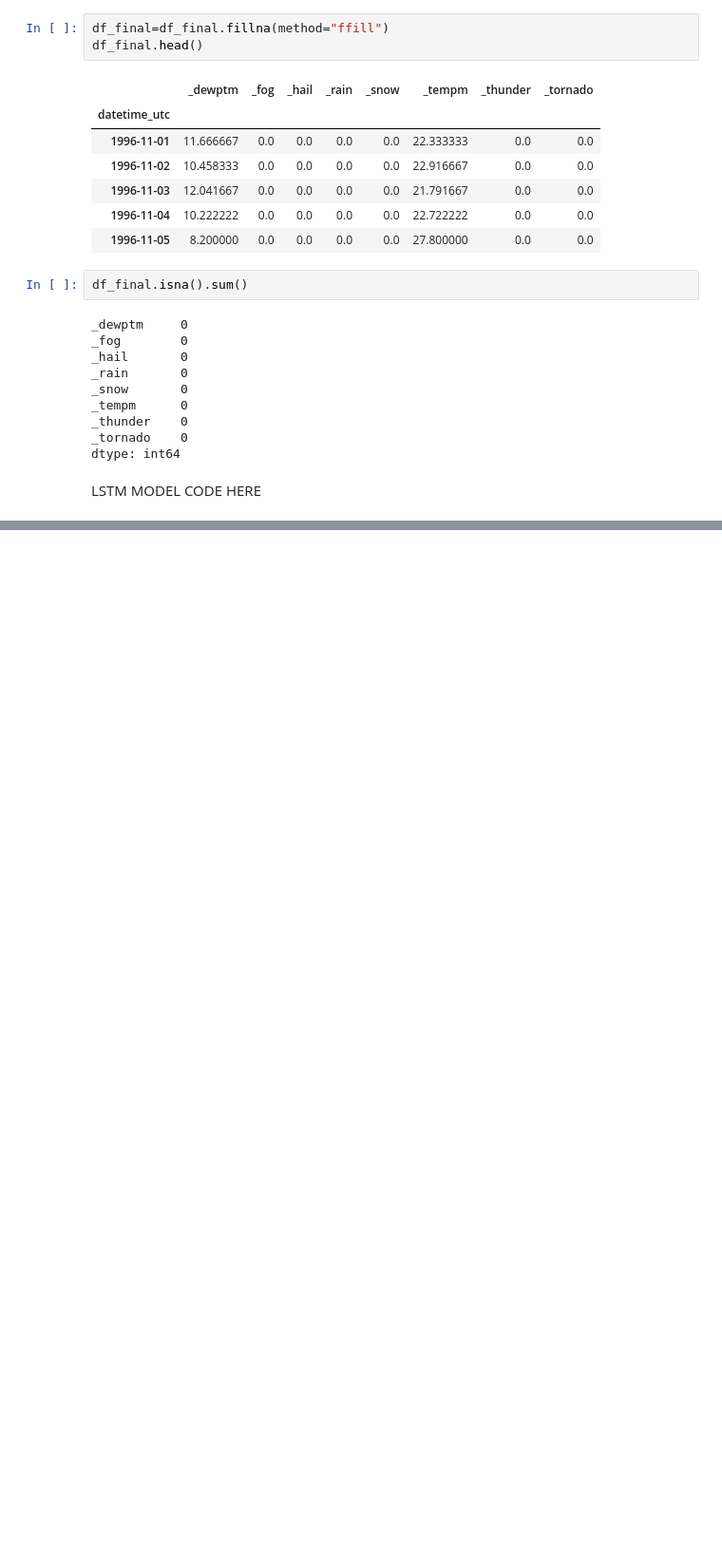
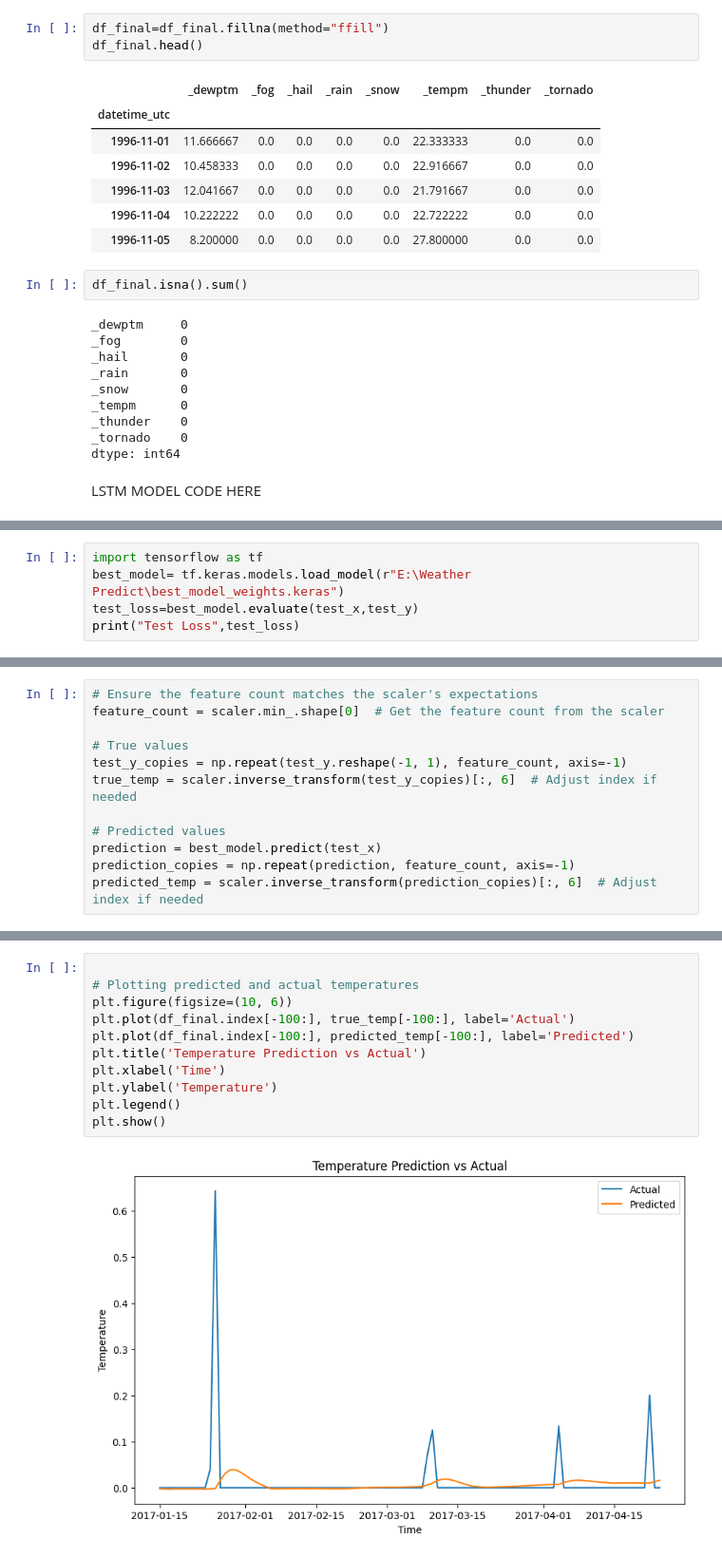
Before and after one commit to proloypoddar/Weather-Predection-By-LSTM, a Jupyter notebook: main_code.ipynb, the cells around one changed output, grey strips where cells are left out. Shown at 95% size. Saved outputs shown, nothing was run; the diff lists cells and outputs as text; blank space fills up the shorter version.

```diff
--- a/main_code.ipynb
+++ b/main_code.ipynb
@@ -153,0 +290,5 @@ ModuleNotFoundError: No module named 'sklearn'
+# %%
+import tensorflow as tf
+best_model= tf.keras.models.load_model(r"E:\Weather Predict\best_model_weights.keras")
+test_loss=best_model.evaluate(test_x,test_y)
+print("Test Loss",test_loss)
@@ -153,0 +315,12 @@ ModuleNotFoundError: No module named 'sklearn'
+# %%
+# Ensure the feature count matches the scaler's expectations
+feature_count = scaler.min_.shape[0]  # Get the feature count from the scaler
+
+# True values
+test_y_copies = np.repeat(test_y.reshape(-1, 1), feature_count, axis=-1)
+true_temp = scaler.inverse_transform(test_y_copies)[:, 6]  # Adjust index if needed
+
+# Predicted values
+prediction = best_model.predict(test_x)
+prediction_copies = np.repeat(prediction, feature_count, axis=-1)
+predicted_temp = scaler.inverse_transform(prediction_copies)[:, 6]  # Adjust index if needed
@@ -153,0 +329,13 @@ ModuleNotFoundError: No module named 'sklearn'
+# %%
+
+# Plotting predicted and actual temperatures
+plt.figure(figsize=(10, 6))
+plt.plot(df_final.index[-100:], true_temp[-100:], label='Actual')
+plt.plot(df_final.index[-100:], predicted_temp[-100:], label='Predicted')
+plt.title('Temperature Prediction vs Actual')
+plt.xlabel('Time')
+plt.ylabel('Temperature')
+plt.legend()
+plt.show()
+# %% [output]
+[figure, added]
```
Also changed, not shown: parts of 9 cells of this notebook, 1 other file.
